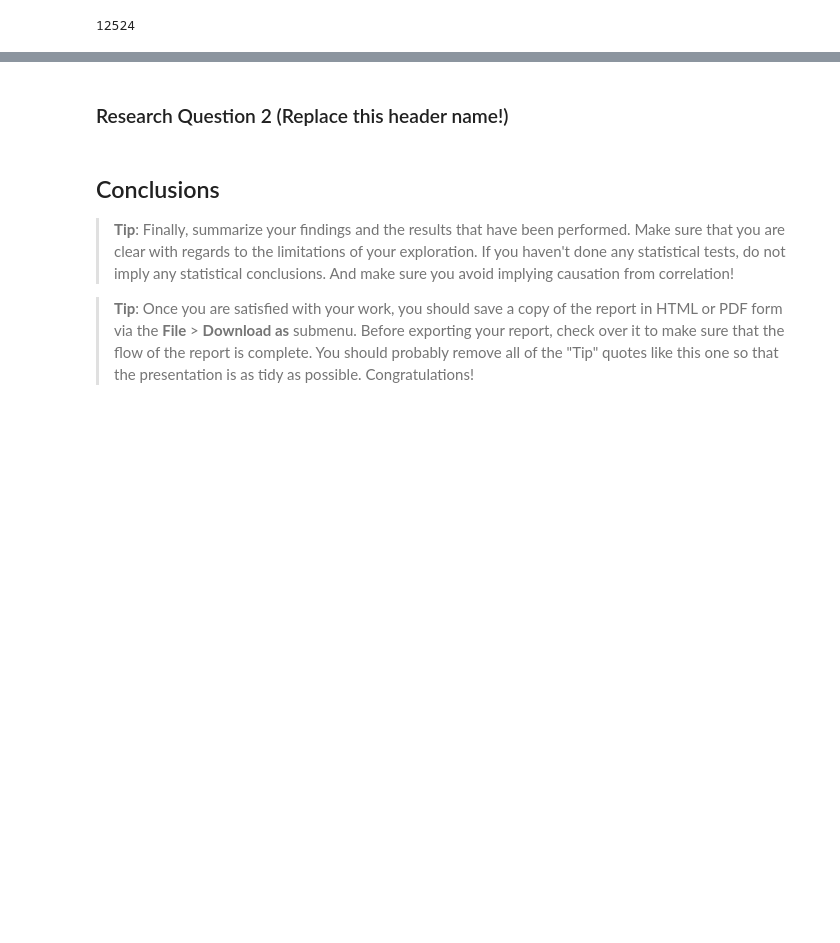
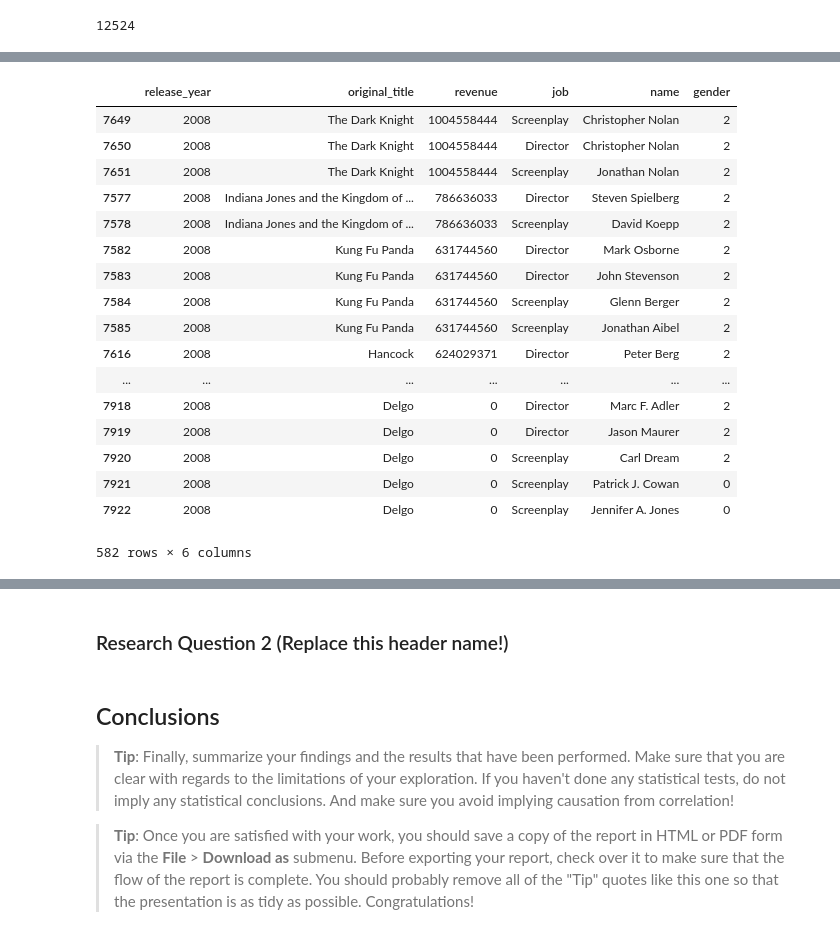
Before and after one commit to moscowjh/tmdb_dataset_analysis, a Jupyter notebook: Investigate a Dataset TMDB Movie Database (Jason H).ipynb, the cells around one changed output, grey strips where cells are left out. Saved outputs shown, nothing was run; the diff lists cells and outputs as text; code cells hidden in the pictures; blank space fills up the shorter version.

```diff
--- a/Investigate a Dataset TMDB Movie Database (Jason H).ipynb
+++ b/Investigate a Dataset TMDB Movie Database (Jason H).ipynb
@@ -542,0 +593,32 @@ len(creative)
+# %%
+df = pd.merge(movies, creative, left_on='id', right_on='movie_id')
+df1 = df[['release_year','original_title', 'revenue', 'job', 'name','gender']]
+pd.to_datetime(df['release_year'])
+df1 = df1.sort_values(by=['release_year','revenue'],ascending=False)
+df1 = df1[df1.release_year.isin(['1997','1998','1999','2000','2001', '2002', '2003', '2004','2006','2007','2008','2009'\
+                                 '2010','2011','2012','2013','2014','2015','2016'])]
+df1[df1.release_year.isin(['2008'])]
+# df[['release_year','original_title', 'revenue', 'job', 'name','gender']].sort_values(by=list(),axis=0)
+# (by=list(df.columns),axis=0)
+# [df1]
+# with pd.option_context('display.max_rows', None, 'display.max_columns', 3): # allows Jupyter Notebook to display entire df
+#   print (df1.to_string(index=False)) # suppresses the index in the printout
+# %% [output]
+|  | release_year | original_title | revenue | job | name | gender |
+| 7649 | 2008 | The Dark Knight | 1004558444 | Screenplay | Christopher Nolan | 2 |
+| 7650 | 2008 | The Dark Knight | 1004558444 | Director | Christopher Nolan | 2 |
+| 7651 | 2008 | The Dark Knight | 1004558444 | Screenplay | Jonathan Nolan | 2 |
+| 7577 | 2008 | Indiana Jones and the Kingdom of ... | 786636033 | Director | Steven Spielberg | 2 |
+| 7578 | 2008 | Indiana Jones and the Kingdom of ... | 786636033 | Screenplay | David Koepp | 2 |
+| 7582 | 2008 | Kung Fu Panda | 631744560 | Director | Mark Osborne | 2 |
+| 7583 | 2008 | Kung Fu Panda | 631744560 | Director | John Stevenson | 2 |
+| 7584 | 2008 | Kung Fu Panda | 631744560 | Screenplay | Glenn Berger | 2 |
+| 7585 | 2008 | Kung Fu Panda | 631744560 | Screenplay | Jonathan Aibel | 2 |
+| 7616 | 2008 | Hancock | 624029371 | Director | Peter Berg | 2 |
+| ... | ... | ... | ... | ... | ... | ... |
+| 7918 | 2008 | Delgo | 0 | Director | Marc F. Adler | 2 |
+| 7919 | 2008 | Delgo | 0 | Director | Jason Maurer | 2 |
+| 7920 | 2008 | Delgo | 0 | Screenplay | Carl Dream | 2 |
+| 7921 | 2008 | Delgo | 0 | Screenplay | Patrick J. Cowan | 0 |
+| 7922 | 2008 | Delgo | 0 | Screenplay | Jennifer A. Jones | 0 |
+582 rows × 6 columns
```
Also changed, not shown: parts of 20 cells of this notebook.
